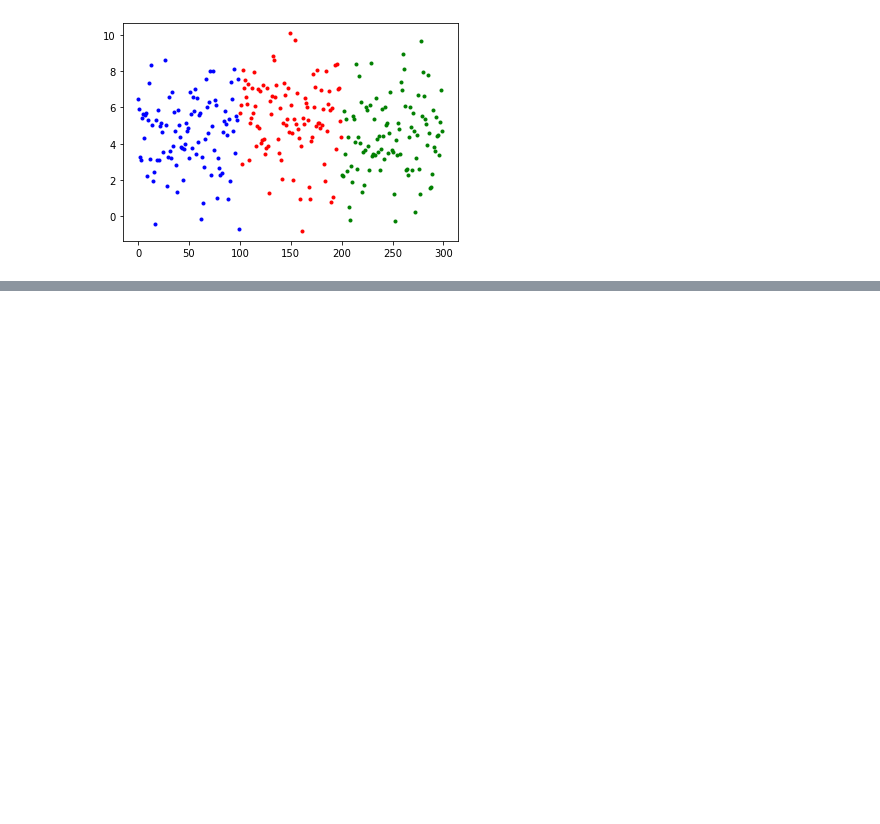
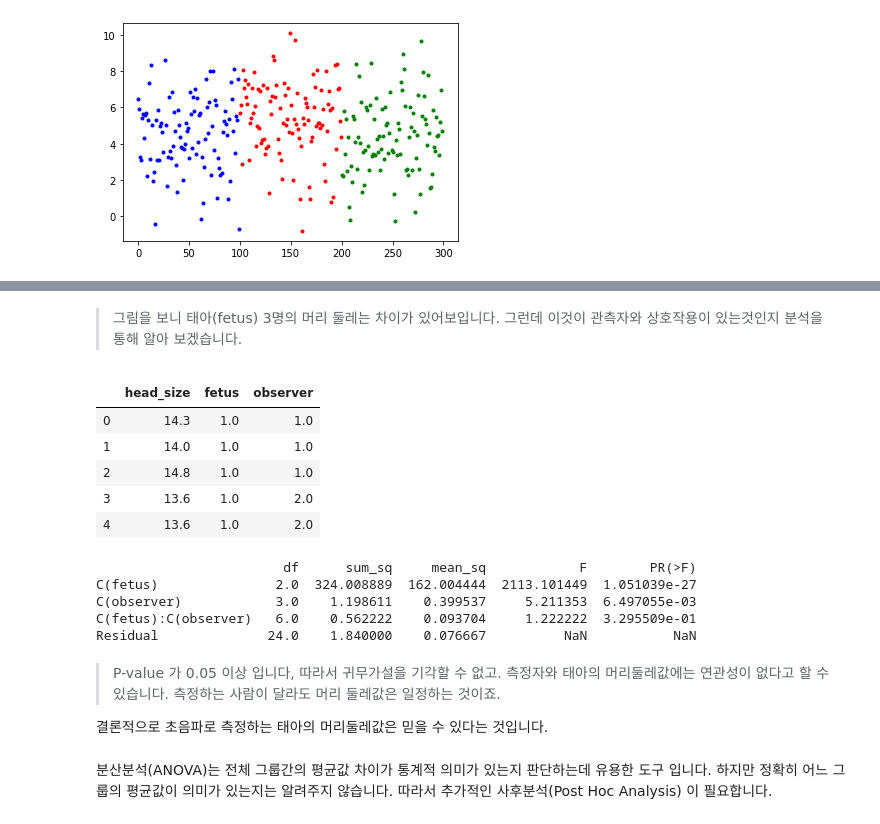
Before and after one commit to bill7845/jupyter_repo, a Jupyter notebook: jupyter_CODE/ANOVA_분산분석.ipynb, the cells around one changed output, grey strips where cells are left out. Saved outputs shown, nothing was run; the diff lists cells and outputs as text; code cells hidden in the pictures; blank space fills up the shorter version.

```diff
--- a/jupyter_CODE/ANOVA_분산분석.ipynb
+++ b/jupyter_CODE/ANOVA_분산분석.ipynb
@@ -31,0 +157,29 @@ for i in range(3):
+# %% [markdown]
+> 그림을 보니 태아(fetus) 3명의 머리 둘레는 차이가 있어보입니다. 그런데 이것이 관측자와 상호작용이 있는것인지 분석을 통해 알아 보겠습니다.
+# %%
+df.head() # fetus => 태아
+# %% [output]
+|  | head_size | fetus | observer |
+| 0 | 14.3 | 1.0 | 1.0 |
+| 1 | 14.0 | 1.0 | 1.0 |
+| 2 | 14.8 | 1.0 | 1.0 |
+| 3 | 13.6 | 1.0 | 2.0 |
+| 4 | 13.6 | 1.0 | 2.0 |
+# %%
+# statmodels
+
+formula = 'head_size ~ C(fetus) + C(observer) + C(fetus):C(observer)'
+lm = ols(formula, df).fit()
+print(anova_lm(lm))
+# %% [output]
+                        df      sum_sq     mean_sq            F        PR(>F)
+C(fetus)               2.0  324.008889  162.004444  2113.101449  1.051039e-27
+C(observer)            3.0    1.198611    0.399537     5.211353  6.497055e-03
+C(fetus):C(observer)   6.0    0.562222    0.093704     1.222222  3.295509e-01
+Residual              24.0    1.840000    0.076667          NaN           NaN
+# %% [markdown]
+> P-value 가 0.05 이상 입니다, 따라서 귀무가설을 기각할 수 없고. 측정자와 태아의 머리둘레값에는 연관성이 없다고 할 수 있습니다. 측정하는 사람이 달라도 머리 둘레값은 일정하는 것이죠.
+
+결론적으로 초음파로 측정하는 태아의 머리둘레값은 믿을 수 있다는 것입니다.
+# %% [markdown]
+분산분석(ANOVA)는 전체 그룹간의 평균값 차이가 통계적 의미가 있는지 판단하는데 유용한 도구 입니다. 하지만 정확히 어느 그룹의 평균값이 의미가 있는지는 알려주지 않습니다. 따라서 추가적인 사후분석(Post Hoc Analysis) 이 필요합니다.
```
Also changed, not shown: parts of 17 cells of this notebook, 2 other files.
